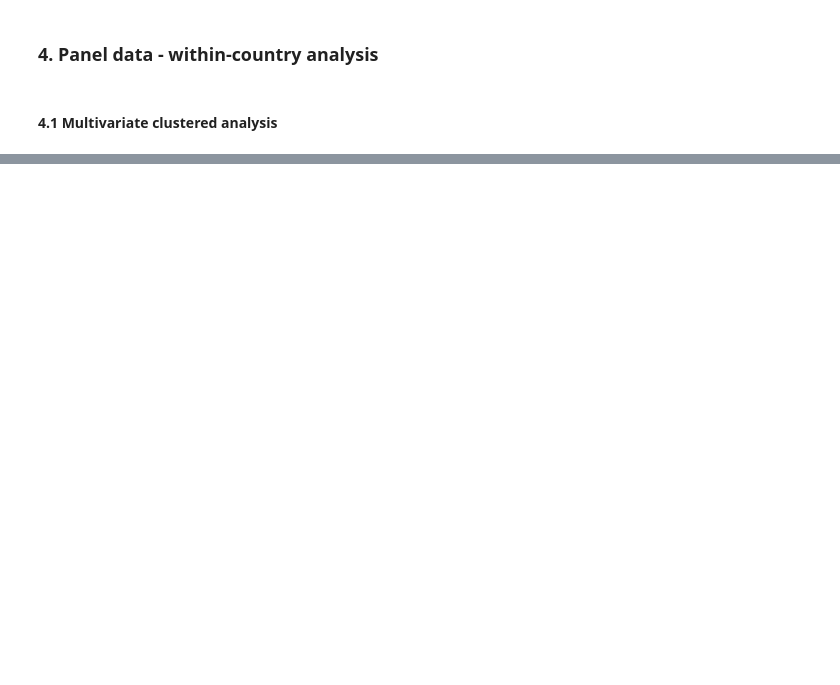
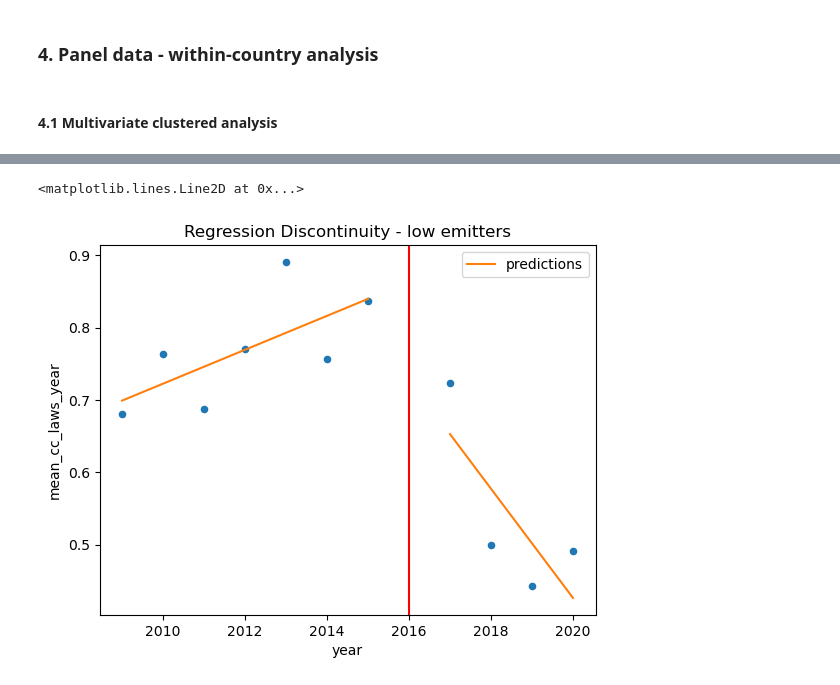
Before and after one commit to percw/class_datascience, a Jupyter notebook: Notebooks/Final_project/bear_team.ipynb, the cells around one changed output, grey strips where cells are left out. Cells and saved outputs as stored; diff of their text form; code cells hidden in the pictures; blank space fills up the shorter version.

```diff
--- a/Notebooks/Final_project/bear_team.ipynb
+++ b/Notebooks/Final_project/bear_team.ipynb
@@ -1165,0 +844,18 @@ plt.axvline(2016, 0,10, color="red")
+# %%
+#for counties and year with less than the mean co2_per_capita
+
+df_l= df[(df["co2_per_capita"] < mean_co2_per_capita)]
+df_year_groupby_low = df_l.groupby(['year'])['cc_laws_year'].mean().reset_index(name='mean_cc_laws_year')
+df_year_groupby_low['threshold'] = (df_year_groupby_low["year"] > 2016)
+
+df_year_groupby_low.loc[7,"mean_cc_laws_year"]=None
+# %%
+model = smf.wls("mean_cc_laws_year~year+threshold+year*threshold", df_year_groupby_low).fit()
+
+ax = df_year_groupby_low.plot.scatter(x="year", y="mean_cc_laws_year", color="C0")
+df_year_groupby_low.assign(predictions=model.fittedvalues).plot(x="year", y="predictions", ax=ax, color="C1")
+plt.title("Regression Discontinuity - low emitters")
+plt.axvline(2016, 0,10, color="red")
+# %% [output]
+<matplotlib.lines.Line2D at 0x...>
+[figure, added]
```
Also changed, not shown: parts of 91 cells of this notebook.
